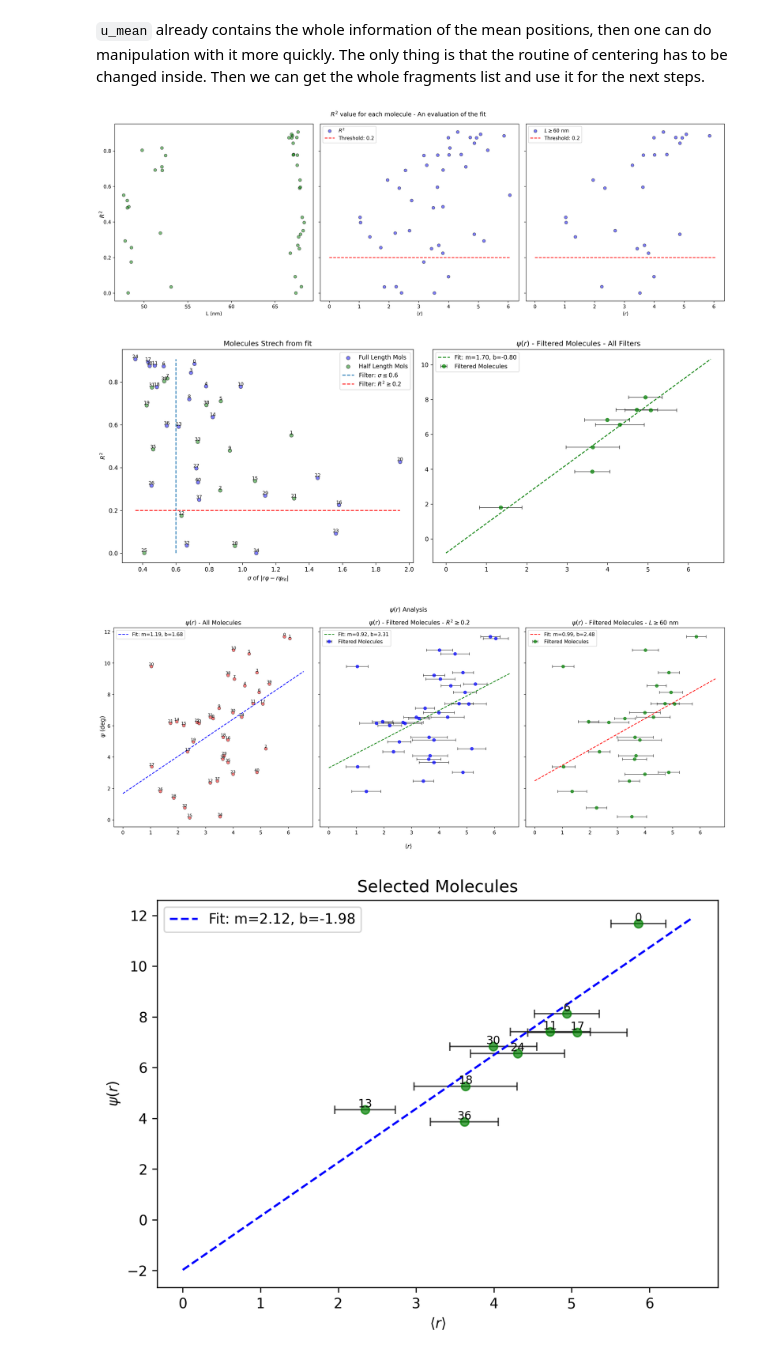
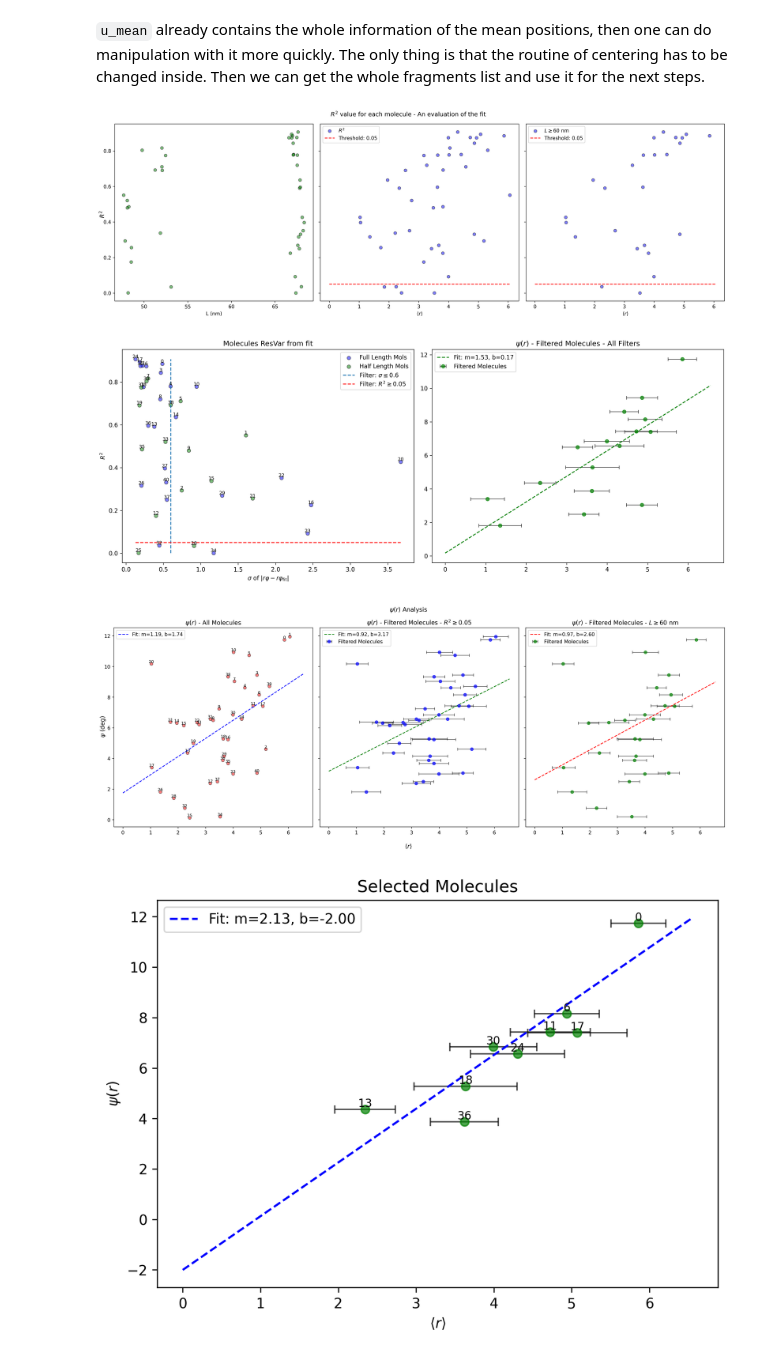
Before and after one commit to eminotre24/Collagen-Project, a Jupyter notebook: MD-Analysis/Twist-Analysis/analysism-2908.ipynb, the cells around one changed output. Drawn from its saved outputs; the diff is of its cells as text; code cells hidden in the pictures.

```diff
--- a/MD-Analysis/Twist-Analysis/analysism-2908.ipynb
+++ b/MD-Analysis/Twist-Analysis/analysism-2908.ipynb
@@ -17,6 +15,21 @@ u_mean = md.Universe(file_dir + "/md_1.tpr", output_dir + "/md_1_mean.xtc")
 `u_mean` already contains the whole information of the mean positions, then one can do manipulation with it more quickly. The only thing is that the routine of centering has to be changed inside. Then we can get the whole fragments list and use it for the next steps.
 # %%
 chains = u_mean.select_atoms("protein").fragments
+# %%
+def model_fn(p, x):
+    # Coefficients p, x data
+    m, c = p
+    return m * x + c
+
+def get_odr(model, x, y, b):
+    # b = [m, b]
+    fun = odr.Model(model)
+    data = odr.Data(x, y)
+    odr_run = odr.ODR(data, fun, beta0=b) # Guess Parameters
+    res = odr_run.run()
+    m_res, b_res = res.beta
+    r_var = res.res_var
+    return m_res, b_res, r_var
 # %%
 tot_mol = int((len(chains))/3)
 tau = np.zeros(tot_mol)
@@ -24,7 +37,7 @@ r2s = np.zeros(tot_mol)
 mean_rad = np.zeros(tot_mol)
 std_rad = np.zeros(tot_mol)
 length = np.zeros(tot_mol)
-sep = np.zeros(tot_mol)
+res_vars = np.zeros(tot_mol)
 molecules = np.arange(0, tot_mol)
 
 for mol in range(tot_mol):
@@ -42,11 +55,10 @@ for mol in range(tot_mol):
     arc = rad*phi
 
     # Fit and R2
-    tau[mol], b, r2s[mol] = ct.linfitandr2(z, arc)
+    m, b, r2s[mol] = ct.linfitandr2(z, arc)
 
-    # "Separation"
-    fit = np.polynomial.polynomial.Polynomial((b, tau[mol]))
-    sep[mol] = np.std(arc - fit(z))
+    # Orth Fit
+    tau[mol], _, res_vars[mol] = get_odr(model_fn, z, arc, [m, b])
 
     # Radius Data
     mean_rad[mol] = np.mean(rad)
@@ -56,7 +68,7 @@ for mol in range(tot_mol):
 eval_fit = np.linspace(0, max(mean_rad) + 0.5, 1000)
 
 # Filters
-filt_r2 = 0.2
+filt_r2 = 0.05
 filt_length = 60
 filt_sep = 0.6
 
@@ -103,48 +115,48 @@ fig.suptitle(r"$R^2$ value for each molecule - An evaluation of the fit")
 plt.tight_layout()
 plt.show()
 # %% [output]
-[figure, old version]
+[figure, new version]
 # %%
 fig, ax = plt.subplots(1,2, figsize=(15,6),dpi=300)
 
 # --- Lenght Distinction Plot ---
-r2s_fl, sep_fl = r2s[masklgth], sep[masklgth]
-r2s_hl, sep_hl = r2s[~masklgth], sep[~masklgth] # Not Mask
+r2s_fl, sep_fl = r2s[masklgth], res_vars[masklgth]
+r2s_hl, sep_hl = r2s[~masklgth], res_vars[~masklgth] # Not Mask
 ax[0].scatter(sep_fl, r2s_fl, color='b', edgecolor='k', alpha=0.5, label=r'Full Length Mols')
 ax[0].scatter(sep_hl, r2s_hl, color='g', edgecolor='k', alpha=0.5, label=r'Half Length Mols')
 
 # Filters
 ax[0].vlines(filt_sep, min(r2s), max(r2s), linestyle='dashed', label=rf"Filter: $\sigma \leq {filt_sep}$")
-ax[0].hlines(filt_r2, min(sep), max(sep), color='r', linestyle='dashed', label=rf'Filter: $R^2 \geq {filt_r2}$')
+ax[0].hlines(filt_r2, min(res_vars), max(res_vars), color='r', linestyle='dashed', label=rf'Filter: $R^2 \geq {filt_r2}$')
 
-for i, (x, y) in enumerate(zip(sep, r2s)):
+for i, (x, y) in enumerate(zip(res_vars, r2s)):
     ax[0].text(x, y, str(i), fontsize=8, ha='center', va='bottom')
 
-ax[0].set_title("Molecules Strech from fit")
+ax[0].set_title("Molecules ResVar from fit")
 ax[0].set_ylabel(r'$R^2$')
 ax[0].set_xlabel(r'$\sigma$ of $|r\varphi - r\varphi_\text{fit}|$')
 ax[0].legend()
 
 # --- Filtered Molecules ---
-masksep = (r2s >= filt_r2) & (sep <= filt_sep) & (length >= filt_length)
+masksep = (r2s >= filt_r2) & (res_vars <= filt_sep) & (length >= filt_length)
 # masksep = (r2s >= filt_r2) & (sep <= filt_sep)
 mean_rad_sep = mean_rad[masksep]
 psi_sep = psi[masksep]
 std_rad_sep = std_rad[masksep]
 weights_sep = weights[masksep]
 molecules_sep = molecules[masksep]
 
 ax[1].errorbar(mean_rad_sep, psi_sep, xerr=std_rad_sep, fmt='o', color='g', alpha=0.7, ecolor='k', elinewidth=1, capsize=3, label='Filtered Molecules')
 b_psif, m_psif = np.polynomial.polynomial.polyfit(mean_rad_sep, psi_sep, 1)
 fit = np.polynomial.polynomial.Polynomial((b_psif, m_psif))
 ax[1].plot(eval_fit, fit(eval_fit), linestyle='dashed', color='g', label=f'Fit: m={m_psif:.2f}, b={b_psif:.2f}')
 ax[1].set_title(rf"$\psi(r)$ - Filtered Molecules - All Filters")
 ax[1].legend()
 
 plt.tight_layout()
 plt.show()
 # %% [output]
-[figure, old version]
+[figure, new version]
 # %%
 # Plot
 fig, ax = plt.subplots(1,3, figsize=(18,7),dpi=250, sharex=1, sharey=1)
@@ -185,7 +197,7 @@ plt.suptitle(r"$\psi(r)$ Analysis")
 plt.tight_layout()
 plt.show()
 # %% [output]
-[figure, old version]
+[figure, new version]
 # %%
 eval_psi = np.linspace(0, max(psi) + 0.5, 1000)
 
```
Also changed, not shown: parts of 3 cells of this notebook, 7 other files.
